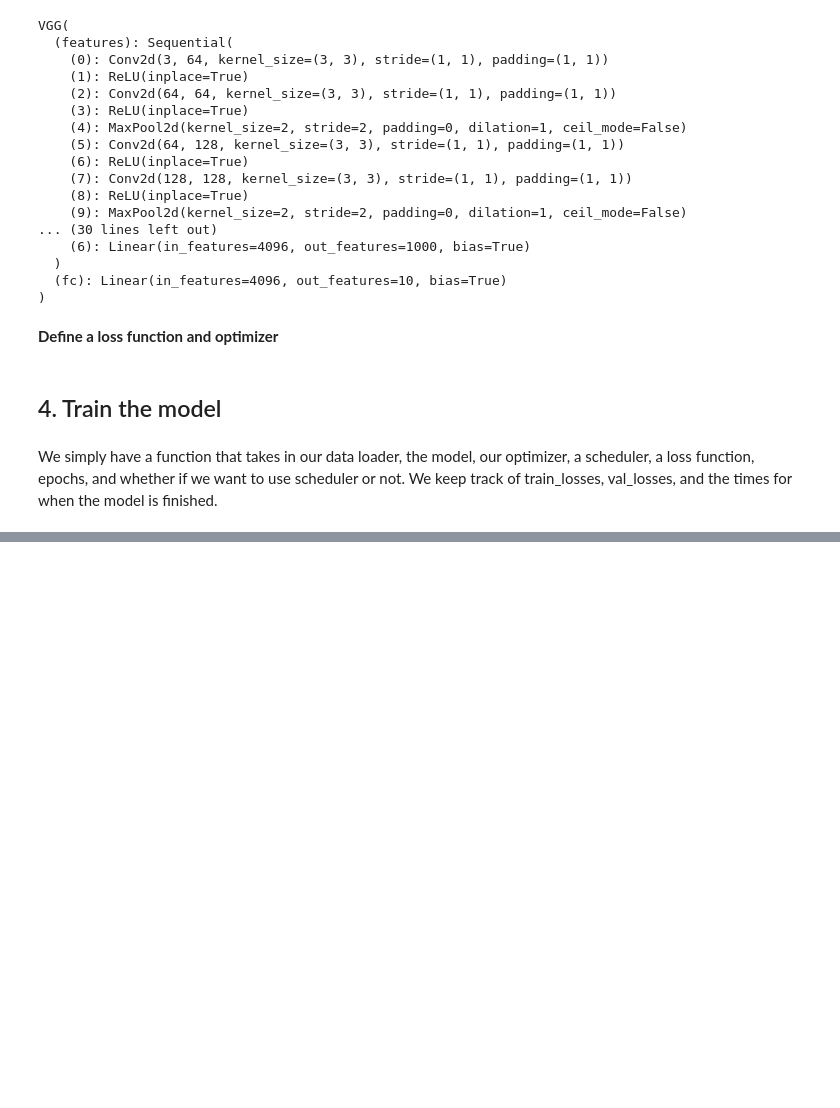
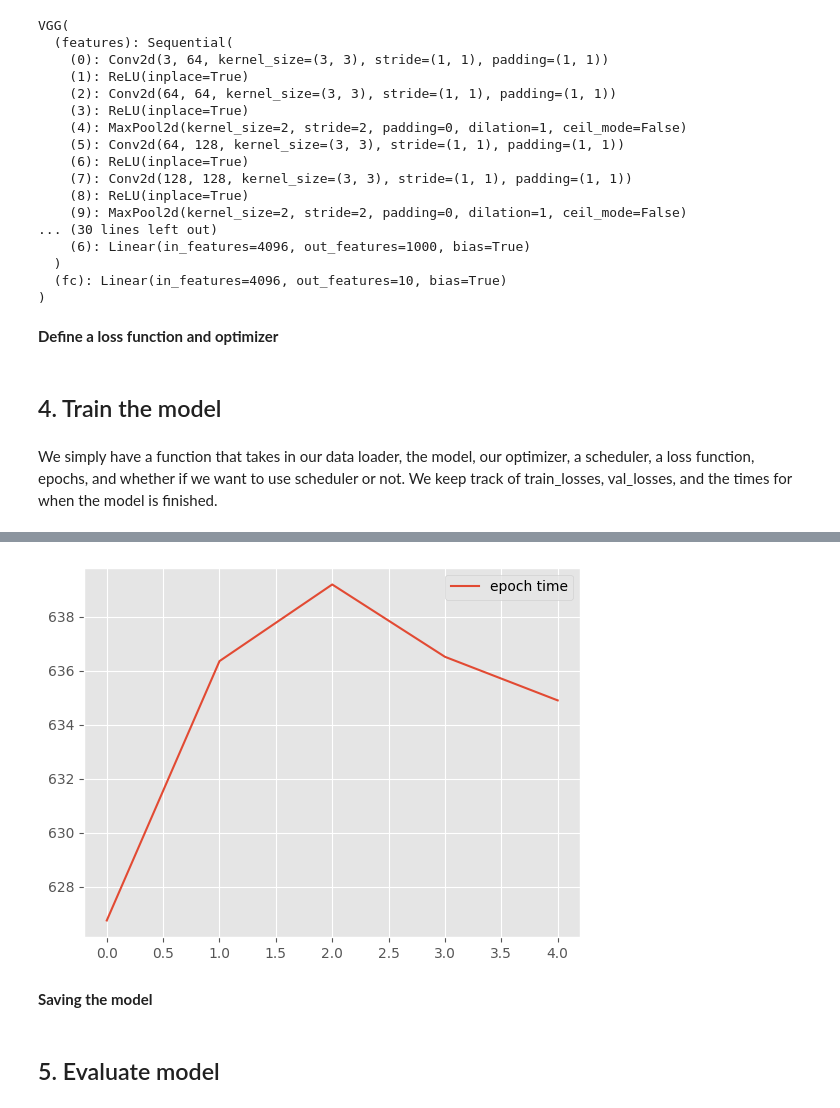
Before and after one commit to chriscamano/871_project, a Jupyter notebook: experiments/vgg16.ipynb, the cells around one changed output, grey strips where cells are left out. Drawn from its saved outputs; the diff is of its cells as text; code cells hidden in the pictures; blank space fills up the shorter version.

```diff
--- a/experiments/vgg16.ipynb
+++ b/experiments/vgg16.ipynb
@@ -384,0 +451,9 @@ Finished training.
+# %%
+plt.style.use("ggplot")
+plt.plot(report['epoch_times_history'], label="epoch time")
+plt.legend()
+plt.show()
+# %% [output]
+[figure, added]
+# %% [markdown]
+**Saving the model**
@@ -384,0 +463,2 @@ Finished training.
+# %% [markdown]
+## 5. Evaluate model
```
Also changed, not shown: parts of 14 cells of this notebook, 2 other files.
